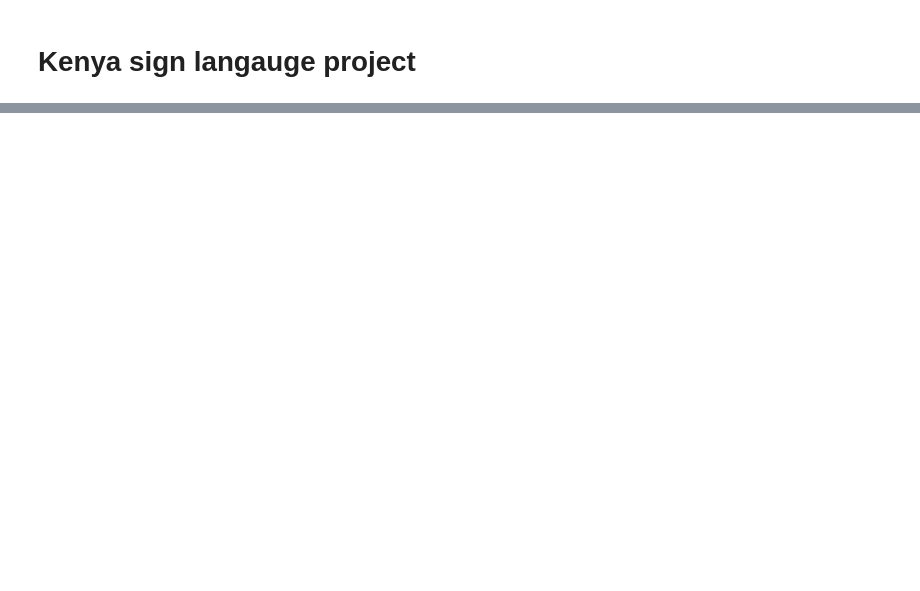
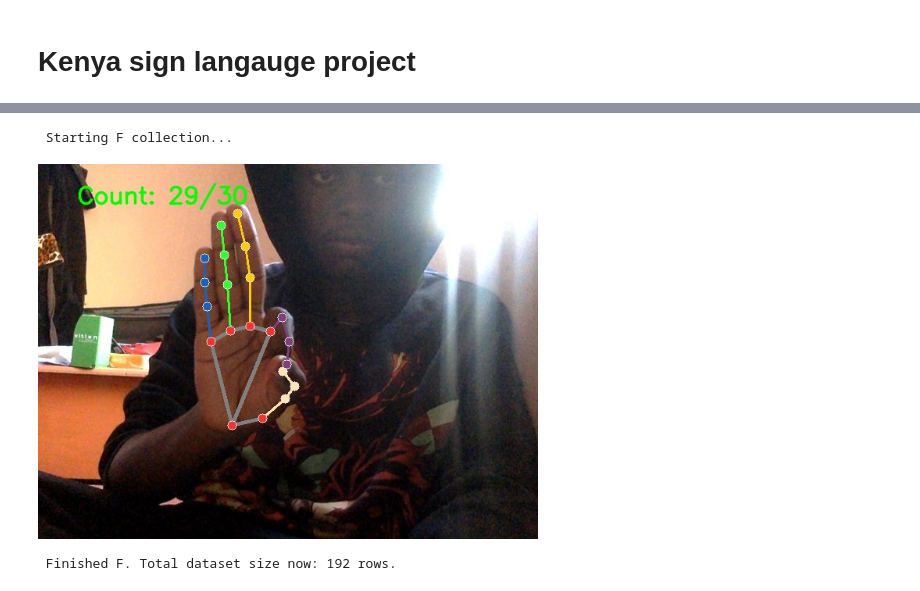
Before and after one commit to Brian342/Sign_Language, a Jupyter notebook: SignLanguage Translation.ipynb, the cells around one changed output, grey strips where cells are left out. Cells and saved outputs as stored; diff of their text form; code cells hidden in the pictures; blank space fills up the shorter version.

```diff
--- a/SignLanguage Translation.ipynb
+++ b/SignLanguage Translation.ipynb
@@ -210,2 +245,4 @@ collect_sign('C', num_samples=30)
 # %%
 # collecting sign langauge F
+collect_sign('F', num_samples=30)
+# %% [output]
@@ -212,2 +250,5 @@ collect_sign('C', num_samples=30)
+ Starting F collection...
+[figure, added]
+ Finished F. Total dataset size now: 192 rows.
 # %%
 # collecting sign langauge G
```
Also changed, not shown: parts of 28 cells of this notebook.
